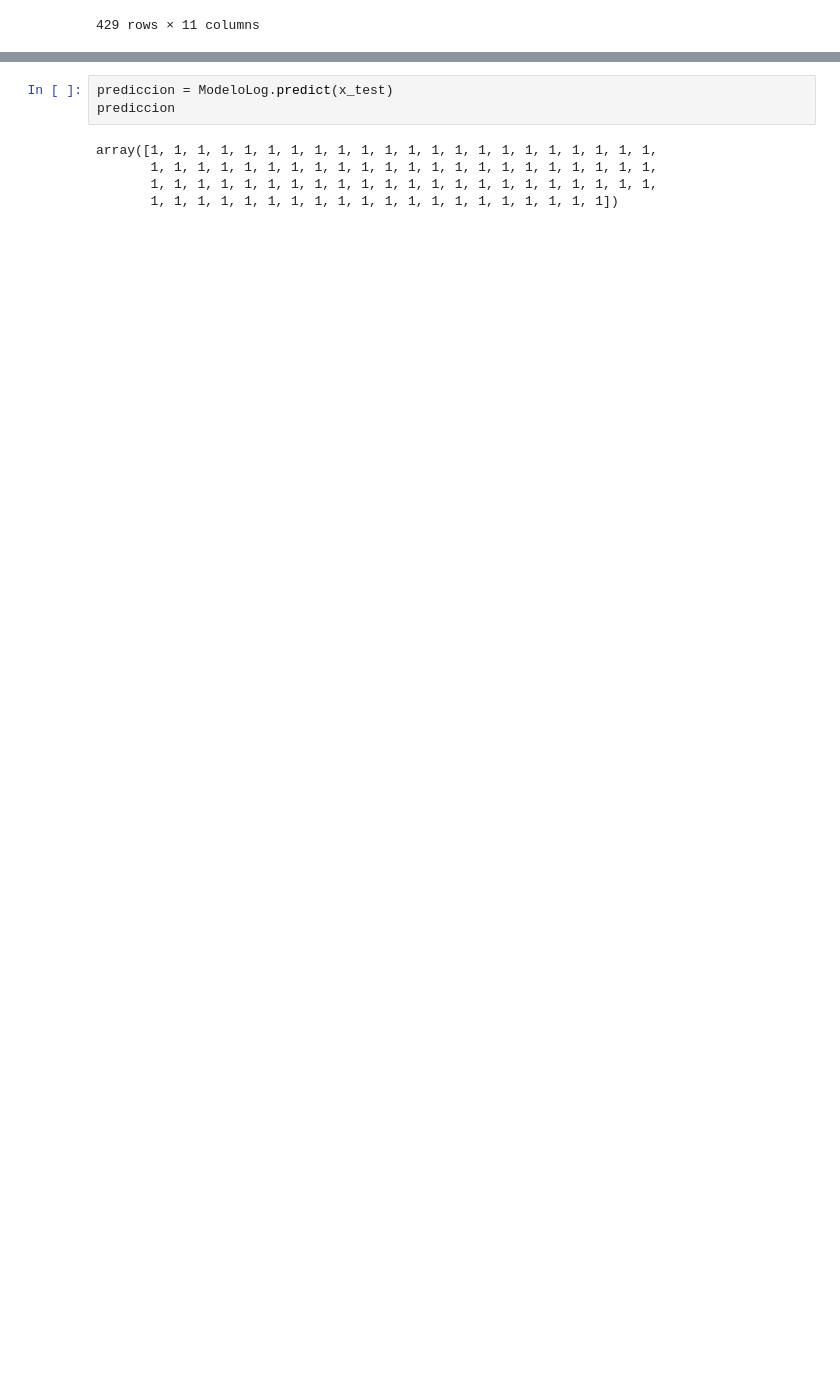
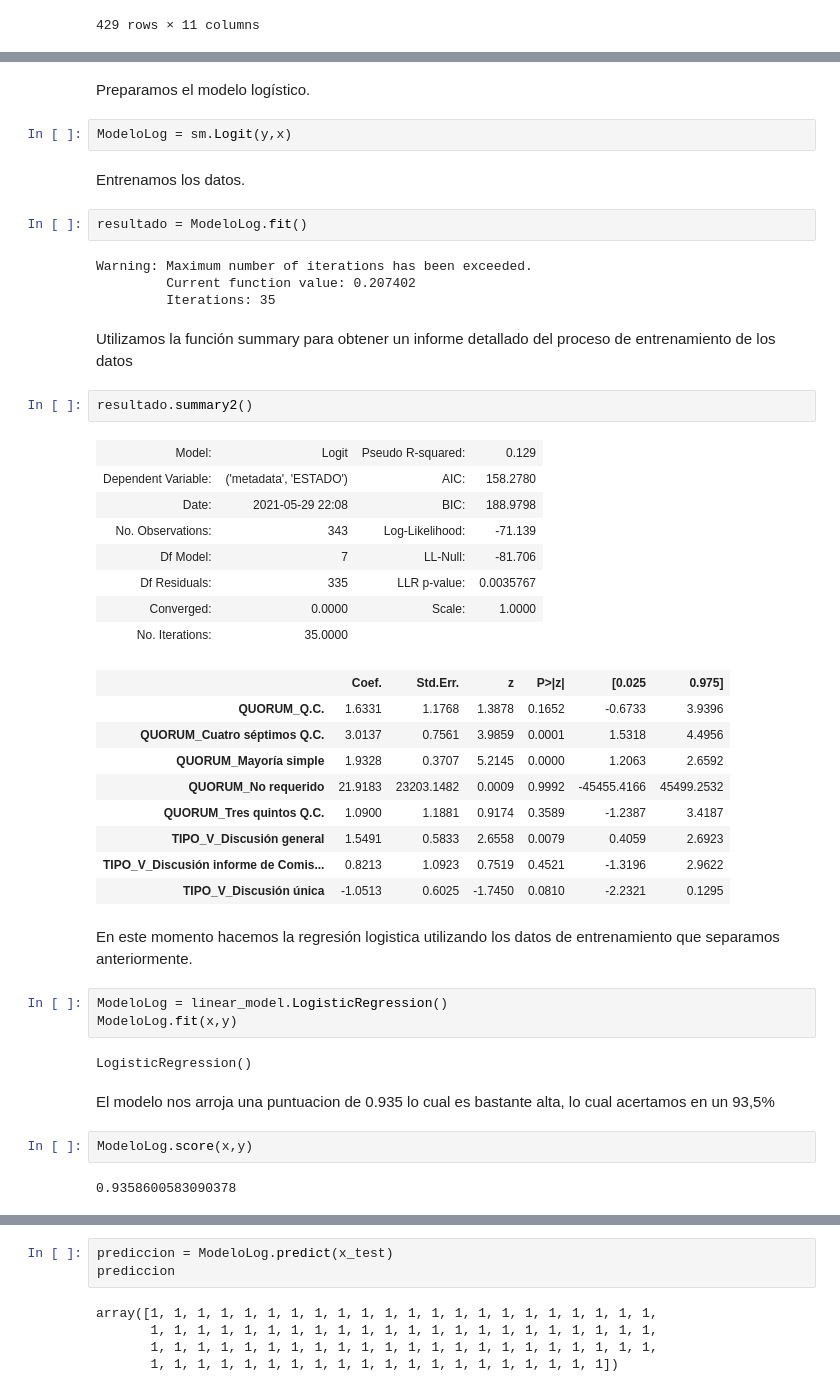
Before and after one commit to nicolasignacio97/Machine-Learning-Duoc, a Jupyter notebook: Examen.ipynb, the cells around one changed output, grey strips where cells are left out. Saved outputs shown, nothing was run; the diff lists cells and outputs as text; blank space fills up the shorter version.

```diff
--- a/Examen.ipynb
+++ b/Examen.ipynb
@@ -835,0 +828,47 @@ proba=ModeloLog.predict_proba(x_test)
+# %% [markdown]
+Preparamos el modelo logístico.
+# %%
+ModeloLog = sm.Logit(y,x)
+# %% [markdown]
+Entrenamos los datos.
+# %%
+resultado = ModeloLog.fit()
+# %% [output]
+Warning: Maximum number of iterations has been exceeded.
+         Current function value: 0.207402
+         Iterations: 35
+# %% [markdown]
+Utilizamos la función summary para obtener un informe detallado del proceso de entrenamiento de los datos
+# %%
+resultado.summary2()
+# %% [output]
+| Model: | Logit | Pseudo R-squared: | 0.129 |
+| Dependent Variable: | ('metadata', 'ESTADO') | AIC: | 158.2780 |
+| Date: | 2021-05-29 22:08 | BIC: | 188.9798 |
+| No. Observations: | 343 | Log-Likelihood: | -71.139 |
+| Df Model: | 7 | LL-Null: | -81.706 |
+| Df Residuals: | 335 | LLR p-value: | 0.0035767 |
+| Converged: | 0.0000 | Scale: | 1.0000 |
+| No. Iterations: | 35.0000 |  |  |
+|  | Coef. | Std.Err. | z | P>|z| | [0.025 | 0.975] |
+| QUORUM_Q.C. | 1.6331 | 1.1768 | 1.3878 | 0.1652 | -0.6733 | 3.9396 |
+| QUORUM_Cuatro séptimos Q.C. | 3.0137 | 0.7561 | 3.9859 | 0.0001 | 1.5318 | 4.4956 |
+| QUORUM_Mayoría simple | 1.9328 | 0.3707 | 5.2145 | 0.0000 | 1.2063 | 2.6592 |
+| QUORUM_No requerido | 21.9183 | 23203.1482 | 0.0009 | 0.9992 | -45455.4166 | 45499.2532 |
+| QUORUM_Tres quintos Q.C. | 1.0900 | 1.1881 | 0.9174 | 0.3589 | -1.2387 | 3.4187 |
+| TIPO_V_Discusión general | 1.5491 | 0.5833 | 2.6558 | 0.0079 | 0.4059 | 2.6923 |
+| TIPO_V_Discusión informe de Comis... | 0.8213 | 1.0923 | 0.7519 | 0.4521 | -1.3196 | 2.9622 |
+| TIPO_V_Discusión única | -1.0513 | 0.6025 | -1.7450 | 0.0810 | -2.2321 | 0.1295 |
+# %% [markdown]
+En este momento hacemos la regresión logistica utilizando los datos de entrenamiento que separamos anteriormente.
+# %%
+ModeloLog = linear_model.LogisticRegression()
+ModeloLog.fit(x,y)
+# %% [output]
+LogisticRegression()
+# %% [markdown]
+El modelo nos arroja una puntuacion de 0.935 lo cual es bastante alta, lo cual acertamos en un 93,5%
+# %%
+ModeloLog.score(x,y)
+# %% [output]
+0.9358600583090378
```
Also changed, not shown: parts of 131 cells of this notebook.
